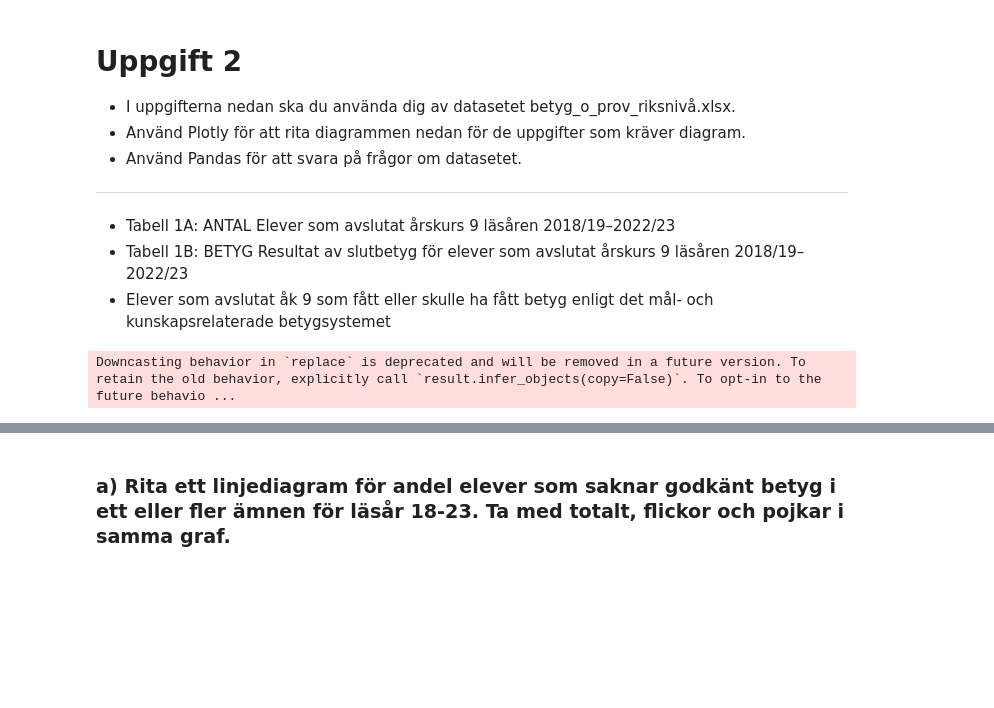
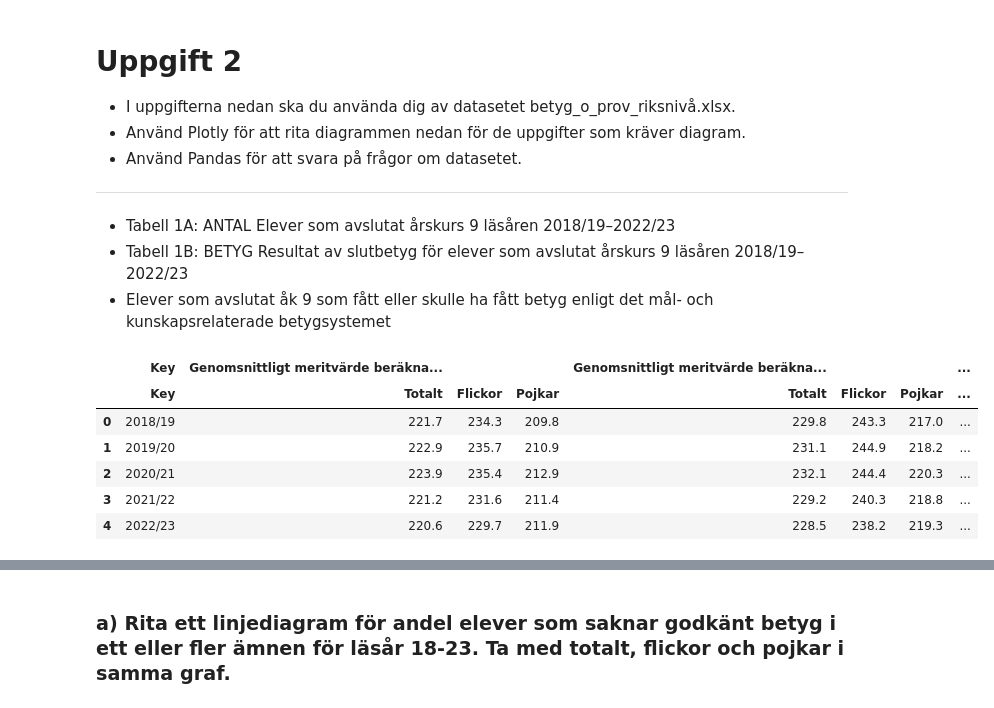
Before and after one commit to Natali-Dev/Labb_2, a Jupyter notebook: Uppgift2.ipynb, the cells around one changed output, grey strips where cells are left out. Saved outputs shown, nothing was run; the diff lists cells and outputs as text; code cells hidden in the pictures; blank space fills up the shorter version.

```diff
--- a/Uppgift2.ipynb
+++ b/Uppgift2.ipynb
@@ -14,35 +14,43 @@
 # df_ig
 # df_grades
 # key
 import pandas as pd
 import plotly.express as px
+import numpy as np
 
-df_students = pd.read_excel("files/betyg_o_prov_riksnivå.xlsx", sheet_name="Tabell 1A")
+df_students = pd.read_excel("files/betyg_o_prov_riksnivå.xlsx", sheet_name="Tabell 1A").replace(".", np.nan).dropna()
 df_grades = pd.read_excel("files/betyg_o_prov_riksnivå.xlsx", sheet_name="Tabell 1B",header=[6,7])
 
 # Fixa students
-column_names_students = ["Key", "Totalt sum", "Flickor sum", "Pojkar sum", "Totalt betyg", "Flickor betyg", "Pojkar betyg", "Totalt betyg G", "Flickor betyg G", "Pojkar betyg G"]
+column_names_students = ["Key", "Totalt summma", "Flickor summma", "Pojkar summma", "Totalt med betyg", "Flickor med betyg", "Pojkar med betyg", "Totalt betyg minst G", "Flickor betyg minst G", "Pojkar betyg minst G"]
 df_students.columns = column_names_students
-df_students = df_students.dropna().replace(".", 0)
 
 # Fixa grades
 df_grades = df_grades.reset_index(drop=True)
 df_grades = df_grades.rename(columns={df_grades.columns[0][0]: "Key", df_grades.columns[0][1]: "Key"})
 
 #Metoder för få bättre data storytelling
 def design_linechart (fig):
     fig.update_xaxes(		#Skapar en pinne, grå, på xaxel, följer cursor
     showspikes=True,
     spikedash="solid",
     spikecolor="gray",
     spikemode="across",
     spikesnap="cursor",)
     fig.update_layout(font=dict(size=16, family="Arial", color="gray"),template="plotly_white", hovermode="x")
     fig.update_xaxes(tickmode="linear", showgrid=False)
     return fig
 def design_barchart(fig):
     fig.update_layout(font=dict(size=14,family="Arial", color="gray"),template="plotly_white", hovermode="x")
-    fig.update_xaxes(tickmode="linear", showgrid=False, color="black")
+    fig.update_xaxes(tickmode="linear", showgrid=False, color="gray")
     fig.update_yaxes(color="black")
+
+df_grades.head()
 # %% [output]
-Downcasting behavior in `replace` is deprecated and will be removed in a future version. To retain the old behavior, explicitly call `result.infer_objects(copy=False)`. To opt-in to the future behavio ...
+|  | Key | Genomsnittligt meritvärde beräkna... |  |  | Genomsnittligt meritvärde beräkna... |  |  | ... |
+|  | Key | Totalt | Flickor | Pojkar | Totalt | Flickor | Pojkar | ... |
+| 0 | 2018/19 | 221.7 | 234.3 | 209.8 | 229.8 | 243.3 | 217.0 | ... |
+| 1 | 2019/20 | 222.9 | 235.7 | 210.9 | 231.1 | 244.9 | 218.2 | ... |
+| 2 | 2020/21 | 223.9 | 235.4 | 212.9 | 232.1 | 244.4 | 220.3 | ... |
+| 3 | 2021/22 | 221.2 | 231.6 | 211.4 | 229.2 | 240.3 | 218.8 | ... |
+| 4 | 2022/23 | 220.6 | 229.7 | 211.9 | 228.5 | 238.2 | 219.3 | ... |
```
Also changed, not shown: parts of 3 cells of this notebook, 8 other files.
